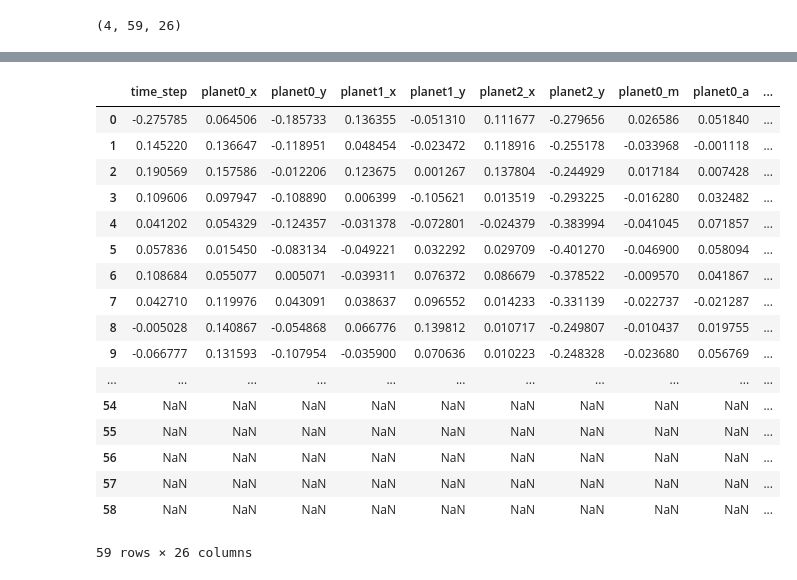
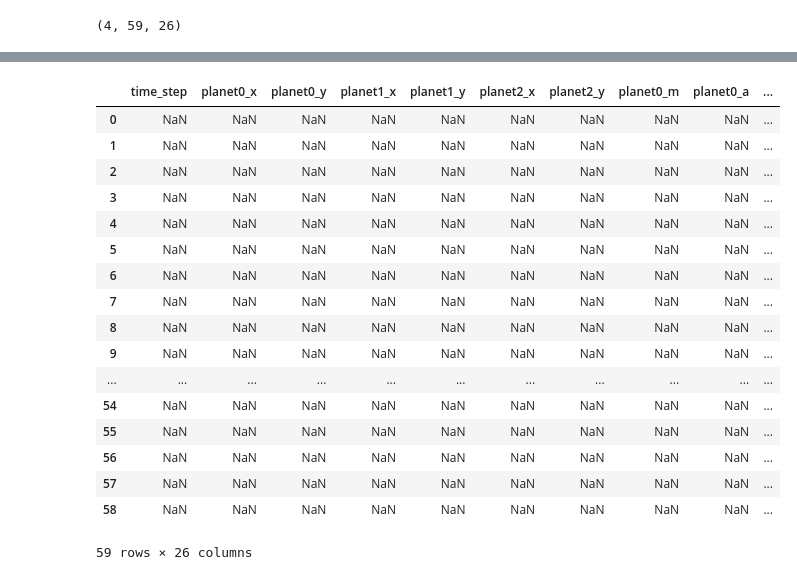
Before and after one commit to IndustryTransformer/Hephaestus, a Jupyter notebook: Plannets.ipynb, the cells around one changed output, grey strips where cells are left out. Saved outputs shown, nothing was run; the diff lists cells and outputs as text; code cells hidden in the pictures.

```diff
--- a/Plannets.ipynb
+++ b/Plannets.ipynb
@@ -294,7 +254,8 @@ def base_loss(inputs, outputs):
     nan_mask = jnp.isnan(inputs)
     inputs = jnp.where(nan_mask, jnp.zeros_like(inputs), inputs)
     outputs = jnp.where(nan_mask, jnp.zeros_like(outputs), outputs)
-
+    # shift the outputs and inputs by one on either side
+    inputs = jnp.
     raw_loss = optax.squared_error(outputs, inputs)
     masked_loss = jnp.where(nan_mask, 0.0, raw_loss)
     loss = masked_loss.sum() / (~nan_mask).sum()
@@ -486,16 +435,13 @@ flax.__version__
 # %%
-def return_results(state, dataset):
+def return_results(state, dataset, idx=0, mask_start: int = None):
+    inputs = dataset[idx]
+    if mask_start:
+        inputs[mask_start:] = np.nan
+    inputs = jnp.array([inputs])
     outputs = state.apply_fn(
         {"params": state.params},
         # hp.mask_tensor(jnp.array([train_ds[0]]), dataset, prng_key=key),
-        jnp.array([dataset[0]]),
+        inputs,
         deterministic=True,
     )
-    return outputs
-
-
-# test_result = jnp.squeeze(
-#     state.apply_fn({"params": state.params}, jnp.array([train_ds[0]]))
-# )
-test_result = return_results(state, train_ds)
-test_result.shape
+    return outputs, inputs
@@ -520,7 +447,0 @@ True
-# %%
-outputs2 = state.apply_fn(
-    {"params": state.params},
-    # hp.mask_tensor(jnp.array([train_ds[0]]), dataset, prng_key=key),
-    jnp.array([test_ds[0]]),
-    deterministic=True,
-)
@@ -527,3 +505,9 @@ outputs2 = state.apply_fn(
 # %%
+idx = 100
+test_result = return_results(state, test_ds, idx=idx)
+test_result = jnp.squeeze(test_result)
+df_pred = pd.DataFrame(test_result.T)
+df_actual_masked = pd.DataFrame(train_ds[idx])
 df_pred.columns = train_df.drop("idx", axis=1).columns
-df_actual.columns = train_df.drop("idx", axis=1).columns
+df_actual_masked.columns = train_df.drop("idx", axis=1).columns
+df_pred.head()
@@ -572,19 +570,19 @@ df_pred
 # %%
 # Subtract the actual from the predicted
-df_diff = df_pred - df_actual
+df_diff = df_pred - df_actual_masked
 df_diff
 # %% [output]
 |  | time_step | planet0_x | planet0_y | planet1_x | planet1_y | planet2_x | planet2_y | planet0_m | planet0_a | ... |
-| 0 | -0.275785 | 0.064506 | -0.185733 | 0.136355 | -0.051310 | 0.111677 | -0.279656 | 0.026586 | 0.051840 | ... |
-| 1 | 0.145220 | 0.136647 | -0.118951 | 0.048454 | -0.023472 | 0.118916 | -0.255178 | -0.033968 | -0.001118 | ... |
-| 2 | 0.190569 | 0.157586 | -0.012206 | 0.123675 | 0.001267 | 0.137804 | -0.244929 | 0.017184 | 0.007428 | ... |
-| 3 | 0.109606 | 0.097947 | -0.108890 | 0.006399 | -0.105621 | 0.013519 | -0.293225 | -0.016280 | 0.032482 | ... |
-| 4 | 0.041202 | 0.054329 | -0.124357 | -0.031378 | -0.072801 | -0.024379 | -0.383994 | -0.041045 | 0.071857 | ... |
-| 5 | 0.057836 | 0.015450 | -0.083134 | -0.049221 | 0.032292 | 0.029709 | -0.401270 | -0.046900 | 0.058094 | ... |
-| 6 | 0.108684 | 0.055077 | 0.005071 | -0.039311 | 0.076372 | 0.086679 | -0.378522 | -0.009570 | 0.041867 | ... |
-| 7 | 0.042710 | 0.119976 | 0.043091 | 0.038637 | 0.096552 | 0.014233 | -0.331139 | -0.022737 | -0.021287 | ... |
-| 8 | -0.005028 | 0.140867 | -0.054868 | 0.066776 | 0.139812 | 0.010717 | -0.249807 | -0.010437 | 0.019755 | ... |
-| 9 | -0.066777 | 0.131593 | -0.107954 | -0.035900 | 0.070636 | 0.010223 | -0.248328 | -0.023680 | 0.056769 | ... |
+| 0 | NaN | NaN | NaN | NaN | NaN | NaN | NaN | NaN | NaN | ... |
+| 1 | NaN | NaN | NaN | NaN | NaN | NaN | NaN | NaN | NaN | ... |
+| 2 | NaN | NaN | NaN | NaN | NaN | NaN | NaN | NaN | NaN | ... |
+| 3 | NaN | NaN | NaN | NaN | NaN | NaN | NaN | NaN | NaN | ... |
+| 4 | NaN | NaN | NaN | NaN | NaN | NaN | NaN | NaN | NaN | ... |
+| 5 | NaN | NaN | NaN | NaN | NaN | NaN | NaN | NaN | NaN | ... |
+| 6 | NaN | NaN | NaN | NaN | NaN | NaN | NaN | NaN | NaN | ... |
+| 7 | NaN | NaN | NaN | NaN | NaN | NaN | NaN | NaN | NaN | ... |
+| 8 | NaN | NaN | NaN | NaN | NaN | NaN | NaN | NaN | NaN | ... |
+| 9 | NaN | NaN | NaN | NaN | NaN | NaN | NaN | NaN | NaN | ... |
 | ... | ... | ... | ... | ... | ... | ... | ... | ... | ... | ... |
 | 54 | NaN | NaN | NaN | NaN | NaN | NaN | NaN | NaN | NaN | ... |
 | 55 | NaN | NaN | NaN | NaN | NaN | NaN | NaN | NaN | NaN | ... |
```
Also changed, not shown: parts of 28 cells of this notebook, 1 other file.
